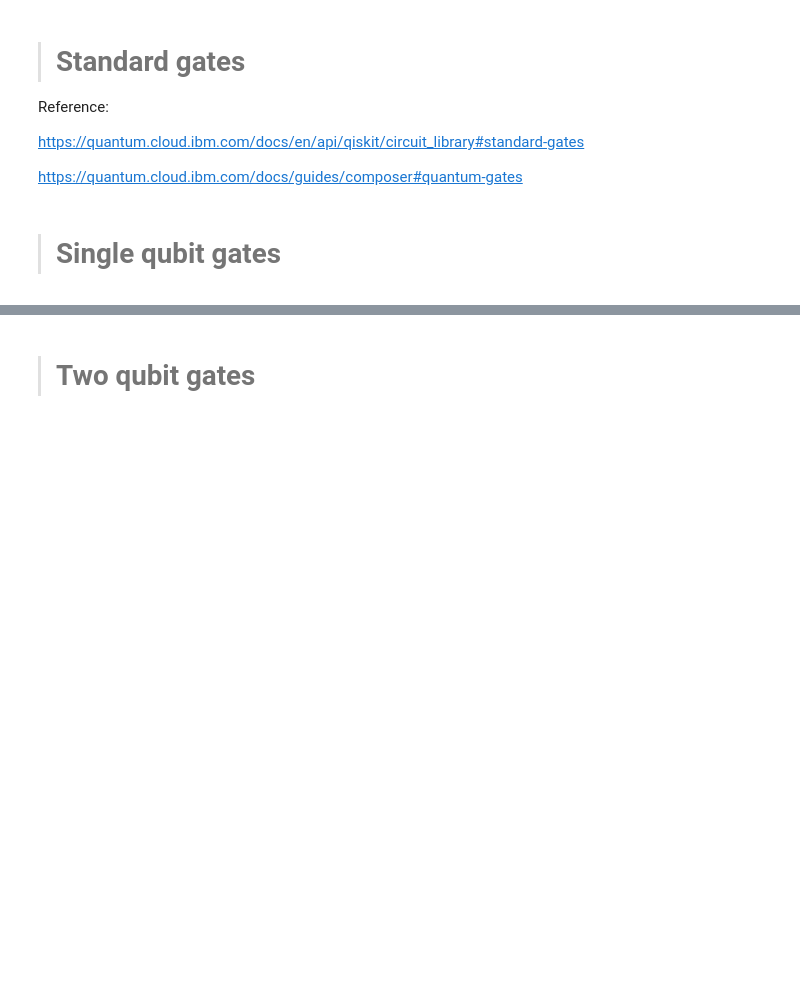
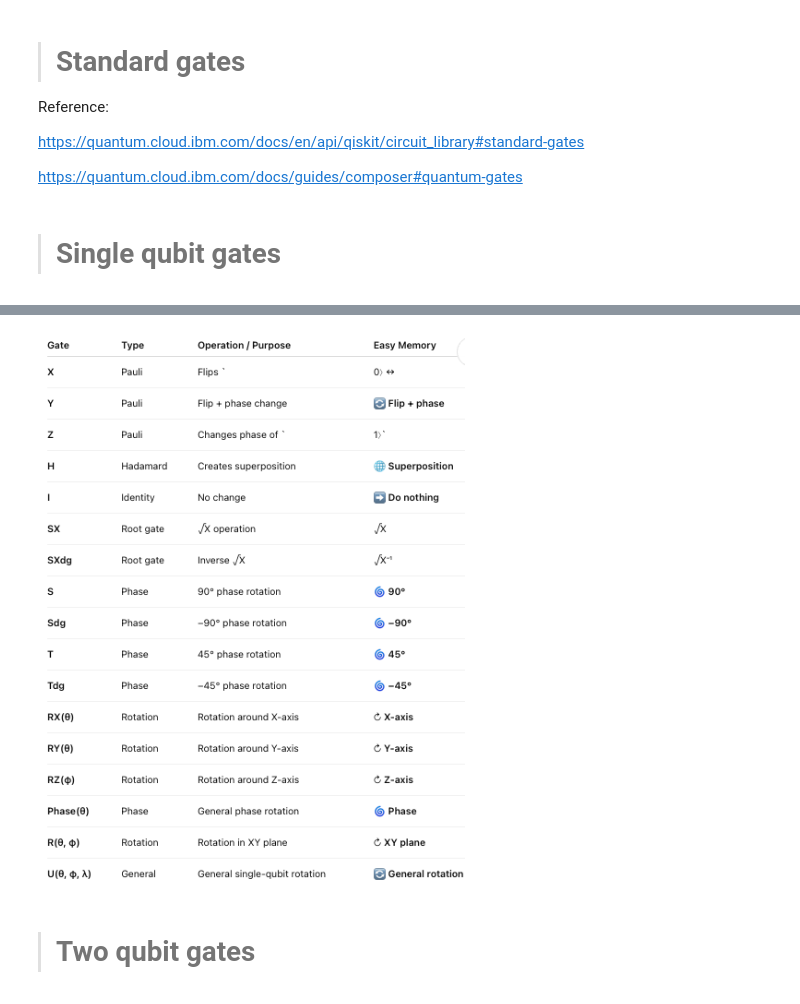
Before and after one commit to dimple12M/Qiskit-certification-StudyV2.x, a Jupyter notebook: Section_3/Circuit_library.ipynb, the cells around one changed output, grey strips where cells are left out. Saved outputs shown, nothing was run; the diff lists cells and outputs as text; code cells hidden in the pictures; blank space fills up the shorter version.

```diff
--- a/Section_3/Circuit_library.ipynb
+++ b/Section_3/Circuit_library.ipynb
@@ -25,3 +23,8 @@ https://quantum.cloud.ibm.com/docs/guides/composer#quantum-gates
+# %%
+from IPython import display
+display.Image("./STD_gates/pic2.png")
+# %% [output]
+[figure, added]
 # %% [markdown]
 > # Two qubit gates
 # %% [markdown]
```
Also changed, not shown: parts of 7 cells of this notebook.
